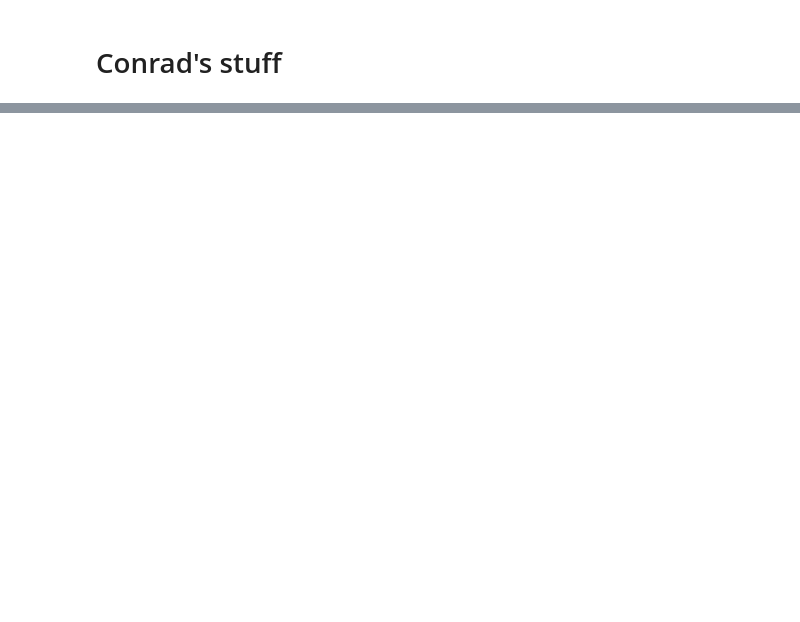
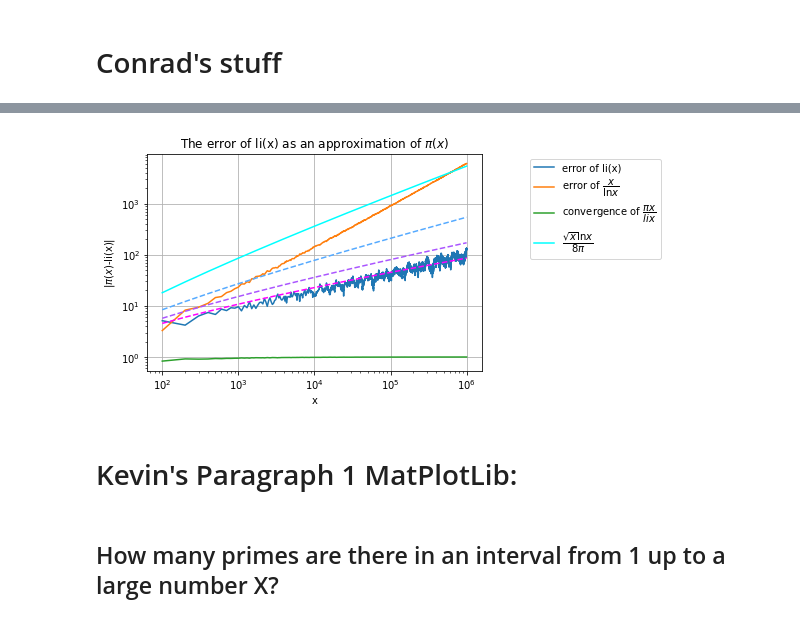
Before and after one commit to BurleighCharlton/Python-Mathematics, a Jupyter notebook: Prime_3.ipynb, the cells around one changed output, grey strips where cells are left out. Drawn from its saved outputs; the diff is of its cells as text; code cells hidden in the pictures; blank space fills up the shorter version.

```diff
--- a/Prime_3.ipynb
+++ b/Prime_3.ipynb
@@ -258,0 +303,38 @@ plt.show()
+# %%
+n=1000000 #dont change, took me ages to find a good mix of n and bin sizes for linspace, if you really wanted to, the max value of n is 700 mil, anything larger and google will cut you off
+primelistn = (where(isprime_list(n))) #might take a little while
+x_values = np.linspace(0,n,10001)#dont change, or atleast change it back when done
+#pix_values = np.array([primes_upto(x,primelistn) for x in x_values]) #this is super slow
+pix_values = np.array(primescountingfast(x_values,primelistn)) #faster version of above function, still gonna take awhile
+lix=[li(x) for x in x_values] #calculates logarithmic integral of x
+# %%
+from matplotlib import cm
+plt.plot(x_values[1:],abs(pix_values[1:]-lix[1:]),label='error of li(x)') #main error term
+plt.plot(x_values[1:],abs(pix_values[1:]-x_values[1:]/np.log(x_values[1:])),label='error of $\dfrac{x}{\ln{x}}$') #while x/log(x) can be used to approximate primes it is far worse than li(x)
+plt.plot(x_values[1:],abs(pix_values[1:]/lix[1:]),label='convergence of $\dfrac{\pi{x}}{li{x}}$')#this small green line is to show that the ratio of pi(x)/li(x) converges to 1 very quickly
+                                                                                                 #even though the error term increases forever.
+plt.xscale('log')
+plt.yscale('log')
+a=5 #a-2 is the amount of extra bound lines that get created, used to show that the actual bound, sqrt(x)log(x)/pi*8, is a very large bound.
+clrs=np.linspace(0,1,a-1)
+clrmap=[cm.cool(x) for x in clrs]
+bound2=np.array([x**(1/2)*np.log(x)/8*np.pi for x in x_values[1:]])
+for n in range(3,a+1):
+  bounda=np.array([x**(1/n)*np.log(x)/8*np.pi for x in x_values[1:]]) #the extra dotted lines are the same as the original bound except its a nth root, not square root
+  plt.plot(x_values[1:],bounda[0:],color=clrmap[n-2],linestyle='--')
+plt.plot(x_values[1:],bound2[0:],label='$\dfrac{\sqrt{x}\ln{x}}{8\pi}$',color=clrmap[0])
+plt.title('The error of li(x) as an approximation of $\pi(x)$')
+plt.xlabel('x')
+plt.ylabel('|$\pi(x)$-li(x)|')
+plt.grid(True)
+plt.legend(loc='upper right',bbox_to_anchor=(1.55,1),)
+'''There is a huge problem with doing this project in python and its that we cant actually calculate enough primes to show easily show that the error terms are remotley closely bounded by
+$\dfrac{\sqrt{x}\ln{x}}{8\pi}$, we would need to calculate billions of primes to demonstrate the fact that the cubic root of x times ln(x) diveded by 8pi isn't a bound for pi(x)-li(x).
+'''
+plt.show()
+# %% [output]
+[figure, added]
+# %% [markdown]
+# Kevin's Paragraph 1 MatPlotLib:
+# %% [markdown]
+## How many primes are there in an interval from 1 up to a large number X?
```
Also changed, not shown: parts of 42 cells of this notebook.
